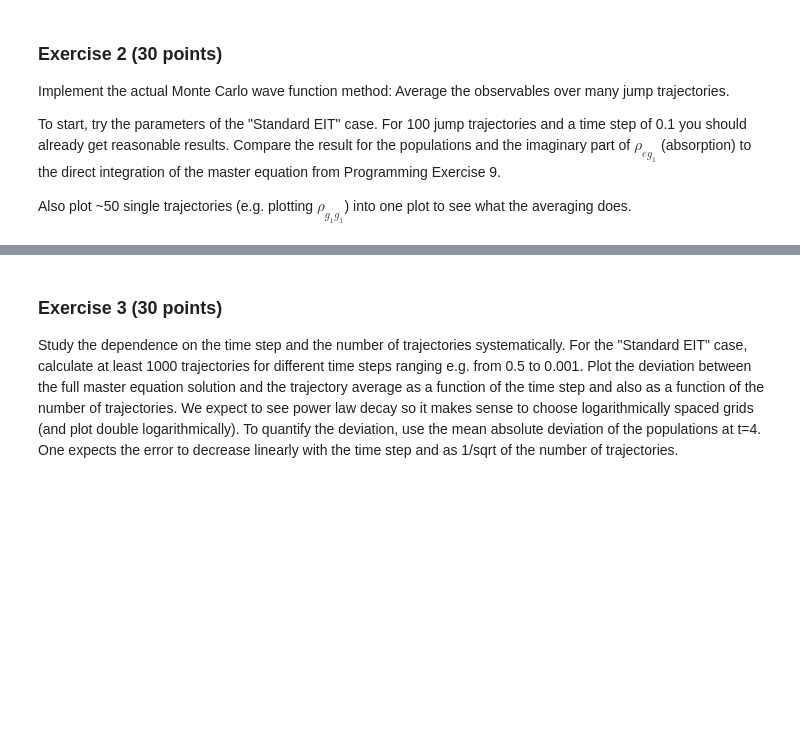
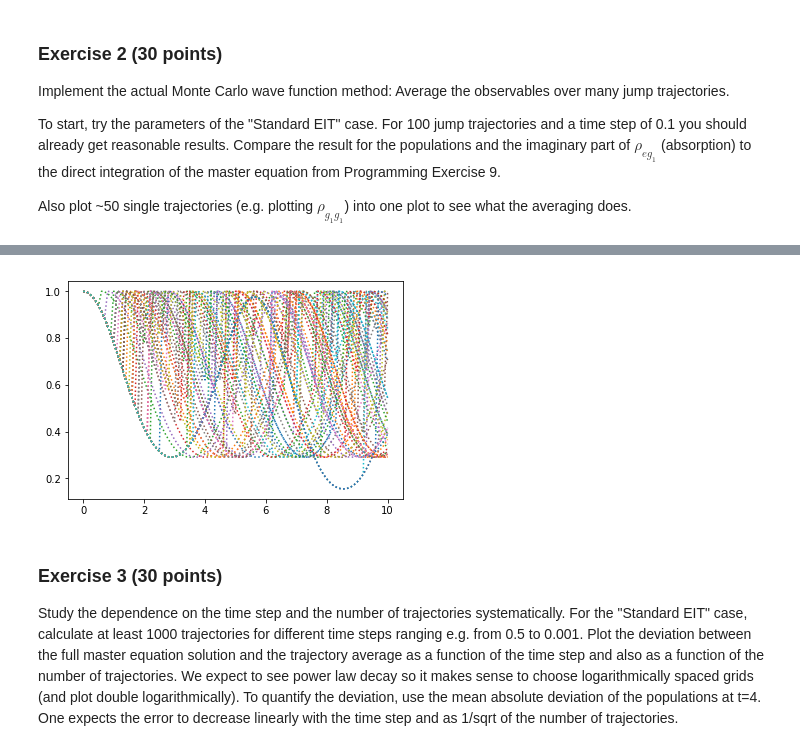
Before and after one commit to ml4cdeca/ComputationalQuantumDynamics, a Jupyter notebook: blatt10/exercise10.ipynb, the cells around one changed output, grey strips where cells are left out. Cells and saved outputs as stored; diff of their text form; code cells hidden in the pictures; blank space fills up the shorter version.

```diff
--- a/blatt10/exercise10.ipynb
+++ b/blatt10/exercise10.ipynb
@@ -138,3 +197,9 @@ Also plot ~50 single trajectories (e.g. plotting $\rho_{g_1g_1}$) into one plot
+# %%
+PROBLEM, wie genau bekomm ich die trajektorien?
+for i in range(50):
+    plt.plot(np.arange(0,10.1,0.1),trajectories[i,:,0],linestyle=":")
+# %% [output]
+[figure, added]
 # %% [markdown]
 ### Exercise 3 (30 points)
 
```
Also changed, not shown: parts of 6 cells of this notebook.
